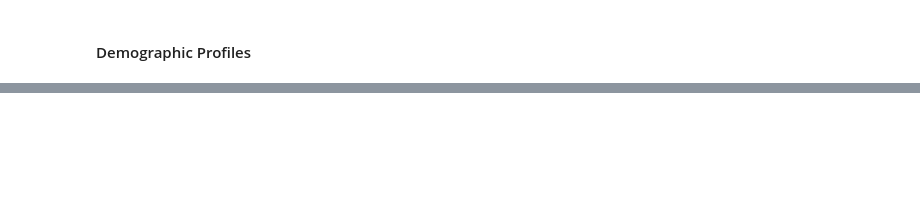
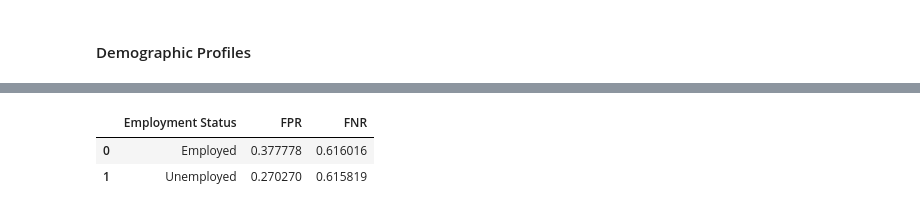
Before and after one commit to kanikaselva/criminaljustice, a Jupyter notebook: Analysis/ClairborneCountyAnalysis.ipynb, the cells around one changed output, grey strips where cells are left out. Cells and saved outputs as stored; diff of their text form; code cells hidden in the pictures; blank space fills up the shorter version.

```diff
--- a/Analysis/ClairborneCountyAnalysis.ipynb
+++ b/Analysis/ClairborneCountyAnalysis.ipynb
@@ -116,0 +797,25 @@ Passing `palette` without assigning `hue` is deprecated and will be removed in v
+# %%
+# FPR, FNR for each employment status group
+fpr_fnr_by_employment = []
+
+for employment in clairborne_df['Employment Status'].unique():
+    group = clairborne_df[clairborne_df['Employment Status'] == employment]
+
+    # False Positive Rate (FPR): Predict 1 (Judge Decision) but Actual 0 (Re-offense)
+    fp = len(group[(group['Judge Decision'] == 1) & (group['Re-offense'] == 1)])
+    tn = len(group[(group['Judge Decision'] == 0) & (group['Re-offense'] == 1)])
+    fpr = fp / (fp + tn) if (fp + tn) > 0 else 0
+
+    # False Negative Rate (FNR): Predict 0 (Judge Decision) but Actual 1 (Re-offense)
+    fn = len(group[(group['Judge Decision'] == 0) & (group['Re-offense'] == 0)])
+    tp = len(group[(group['Judge Decision'] == 1) & (group['Re-offense'] == 0)])
+    fnr = fn / (fn + tp) if (fn + tp) > 0 else 0
+
+    fpr_fnr_by_employment.append({'Employment Status': employment, 'FPR': fpr, 'FNR': fnr})
+
+fpr_fnr_by_employment = pd.DataFrame(fpr_fnr_by_employment)
+fpr_fnr_by_employment
+# %% [output]
+|  | Employment Status | FPR | FNR |
+| 0 | Employed | 0.377778 | 0.616016 |
+| 1 | Unemployed | 0.270270 | 0.615819 |
```
Also changed, not shown: parts of 38 cells of this notebook.
